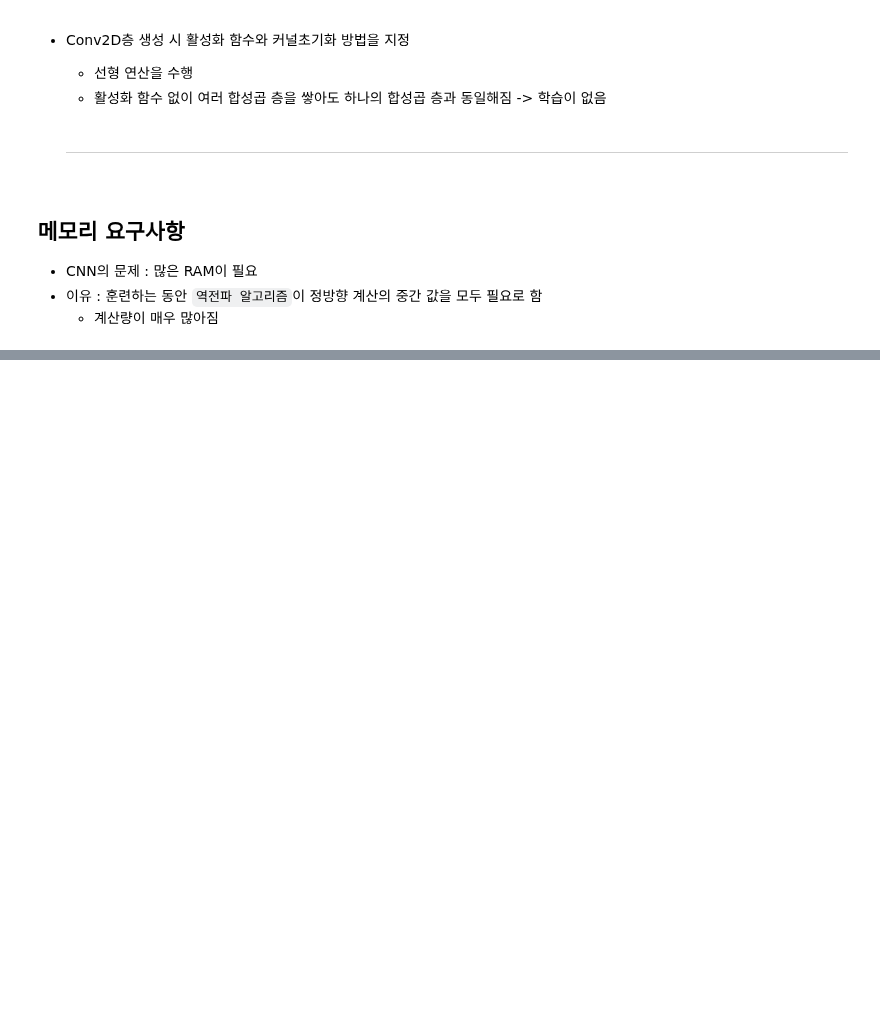
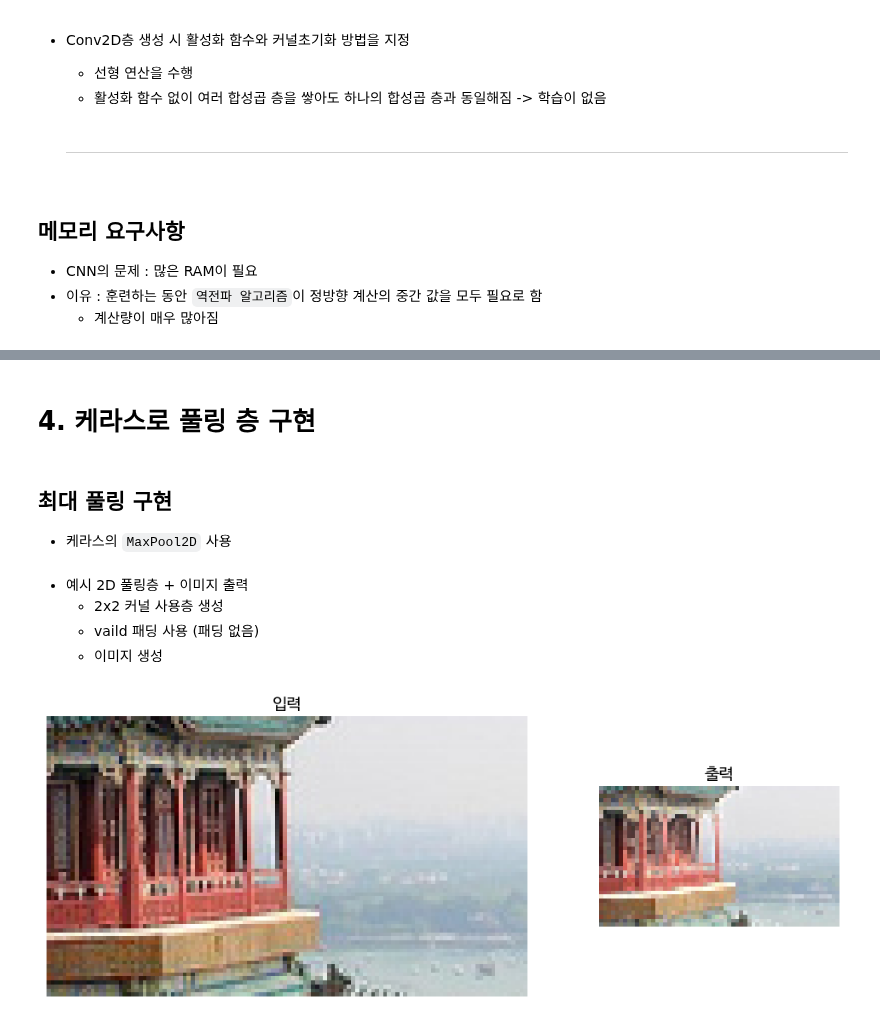
Before and after one commit to instar94/ml_tutorial, a Jupyter notebook: 06.Machine-Learning/handson/14_deep_computer_vision_with_cnns.ipynb, the cells around one changed output, grey strips where cells are left out. Cells and saved outputs as stored; diff of their text form; code cells hidden in the pictures; blank space fills up the shorter version.

```diff
--- a/06.Machine-Learning/handson/14_deep_computer_vision_with_cnns.ipynb
+++ b/06.Machine-Learning/handson/14_deep_computer_vision_with_cnns.ipynb
@@ -281,0 +312,32 @@ plt.show()
+# %% [markdown]
+# 4. 케라스로 풀링 층 구현
+# %% [markdown]
+## 최대 풀링 구현
+- 케라스의 `MaxPool2D` 사용
+# %% [markdown]
+- 예시 2D 풀링층 + 이미지 출력
+  - 2x2 커널 사용층 생성
+  - vaild 패딩 사용 (패딩 없음)
+  - 이미지 생성
+# %%
+### 최대 풀링층 생성
+max_pool = tf.keras.layers.MaxPool2D(pool_size=2)
+output = max_pool(images)
+
+### 이미지 출력
+import matplotlib as mpl
+
+fig = plt.figure(figsize=(12, 8))
+gs = mpl.gridspec.GridSpec(nrows=1, ncols=2, width_ratios=[2, 1])
+
+ax1 = fig.add_subplot(gs[0, 0])
+ax1.set_title("입력")
+ax1.imshow(images[0])
+ax1.axis("off")
+ax2 = fig.add_subplot(gs[0, 1])
+ax2.set_title("출력")
+ax2.imshow(output[0])
+ax2.axis("off")
+plt.show()
+# %% [output]
+[figure, added]
```
Also changed, not shown: parts of 16 cells of this notebook.
